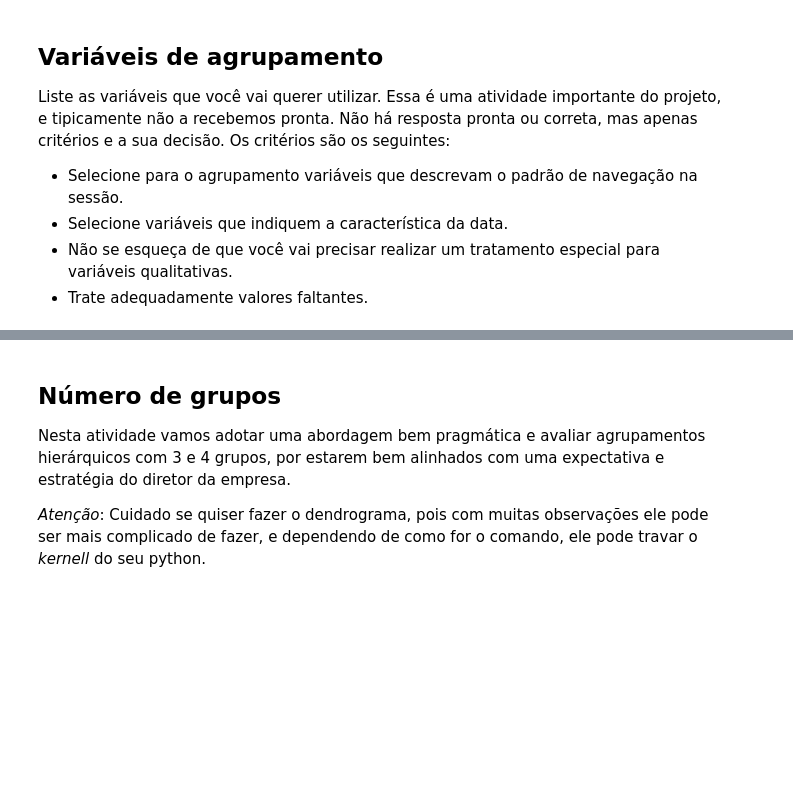
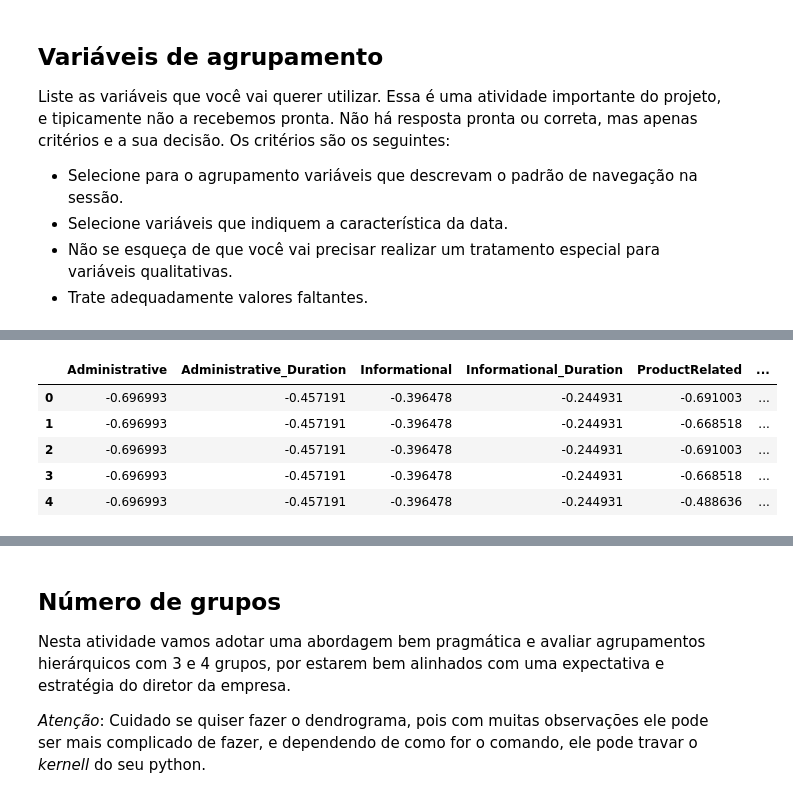
Before and after one commit to gfsilveira/ebac, a Jupyter notebook: 03-Cientista_de_Dados/02-Crisp_DM/30_modulo/mod30_tarefa02 - Resolvido.ipynb, the cells around one changed output, grey strips where cells are left out. Saved outputs shown, nothing was run; the diff lists cells and outputs as text; code cells hidden in the pictures; blank space fills up the shorter version.

```diff
--- a/03-Cientista_de_Dados/02-Crisp_DM/30_modulo/mod30_tarefa02 - Resolvido.ipynb
+++ b/03-Cientista_de_Dados/02-Crisp_DM/30_modulo/mod30_tarefa02 - Resolvido.ipynb
@@ -159,3 +176,17 @@ Liste as variáveis que você vai querer utilizar. Essa é uma atividade importa
 - Selecione variáveis que indiquem a característica da data.
 - Não se esqueça de que você vai precisar realizar um tratamento especial para variáveis qualitativas.
 - Trate adequadamente valores faltantes.
+# %%
+colunas = [
+    'Administrative',
+    'Administrative_Duration',
+    'Informational',
+    'Informational_Duration',
+    'ProductRelated',
+    'ProductRelated_Duration',
+    'SpecialDay',
+    'Weekend',
+    'Month',
+]
+df_seq = df[colunas].copy()
+df_seq.head()
@@ -161,0 +242,10 @@ Liste as variáveis que você vai querer utilizar. Essa é uma atividade importa
+# %%
+df_seq[colunas[:-3]] = StandardScaler().fit_transform(df_seq[colunas[:-3]])
+df_seq.head()
+# %% [output]
+|  | Administrative | Administrative_Duration | Informational | Informational_Duration | ProductRelated | ... |
+| 0 | -0.696993 | -0.457191 | -0.396478 | -0.244931 | -0.691003 | ... |
+| 1 | -0.696993 | -0.457191 | -0.396478 | -0.244931 | -0.668518 | ... |
+| 2 | -0.696993 | -0.457191 | -0.396478 | -0.244931 | -0.691003 | ... |
+| 3 | -0.696993 | -0.457191 | -0.396478 | -0.244931 | -0.668518 | ... |
+| 4 | -0.696993 | -0.457191 | -0.396478 | -0.244931 | -0.488636 | ... |
```
Also changed, not shown: parts of 36 cells of this notebook, 1 other file.
